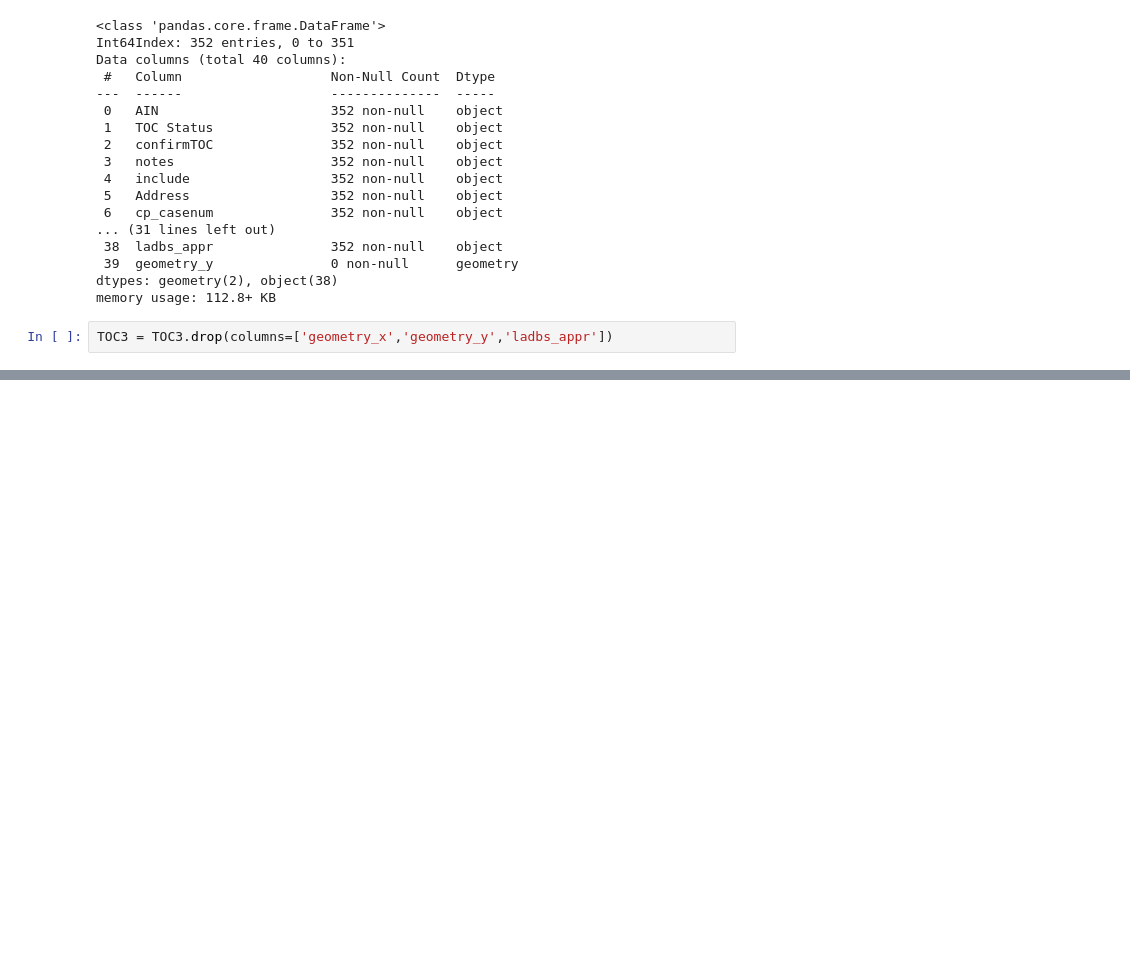
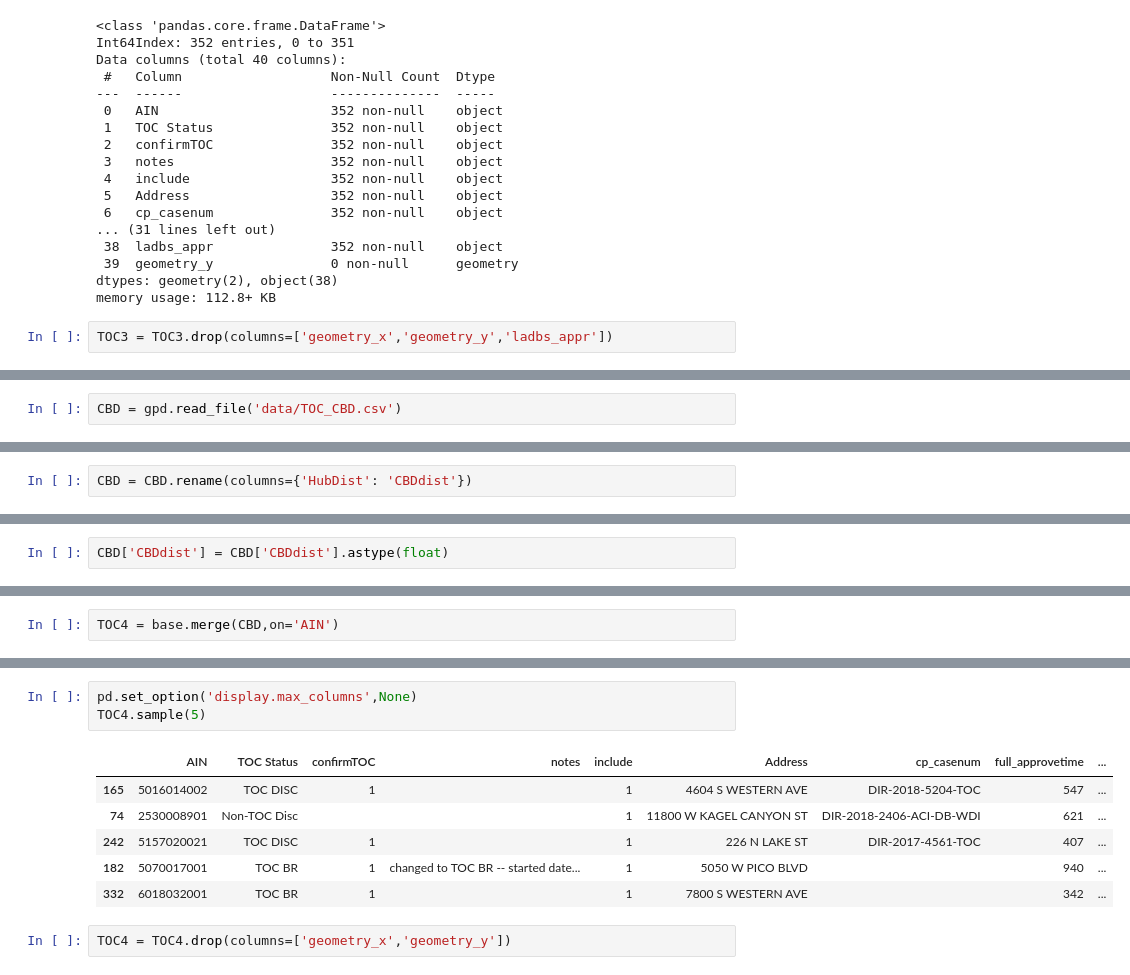
Before and after one commit to mnolangray/up206a-nolan, a Jupyter notebook: TOC_11_2021/TOC More Join.ipynb, the cells around one changed output, grey strips where cells are left out. Cells and saved outputs as stored; diff of their text form; blank space fills up the shorter version.

```diff
--- a/TOC_11_2021/TOC More Join.ipynb
+++ b/TOC_11_2021/TOC More Join.ipynb
@@ -113,0 +136,2 @@ TOC3.to_csv(r'output/TOC_11_9_2021.csv')
+# %%
+CBD = gpd.read_file('data/TOC_CBD.csv')
@@ -113,0 +160,2 @@ TOC3.to_csv(r'output/TOC_11_9_2021.csv')
+# %%
+CBD = CBD.rename(columns={'HubDist': 'CBDdist'})
@@ -113,0 +175,2 @@ TOC3.to_csv(r'output/TOC_11_9_2021.csv')
+# %%
+CBD['CBDdist'] = CBD['CBDdist'].astype(float)
@@ -113,0 +190,2 @@ TOC3.to_csv(r'output/TOC_11_9_2021.csv')
+# %%
+TOC4 = base.merge(CBD,on='AIN')
@@ -113,0 +212,12 @@ TOC3.to_csv(r'output/TOC_11_9_2021.csv')
+# %%
+pd.set_option('display.max_columns',None)
+TOC4.sample(5)
+# %% [output]
+|  | AIN | TOC Status | confirmTOC | notes | include | Address | cp_casenum | full_approvetime | ... |
+| 165 | 5016014002 | TOC DISC | 1 |  | 1 | 4604 S WESTERN AVE | DIR-2018-5204-TOC | 547 | ... |
+| 74 | 2530008901 | Non-TOC Disc |  |  | 1 | 11800 W KAGEL CANYON ST | DIR-2018-2406-ACI-DB-WDI | 621 | ... |
+| 242 | 5157020021 | TOC DISC | 1 |  | 1 | 226 N LAKE ST | DIR-2017-4561-TOC | 407 | ... |
+| 182 | 5070017001 | TOC BR | 1 | changed to TOC BR -- started date... | 1 | 5050 W PICO BLVD |  | 940 | ... |
+| 332 | 6018032001 | TOC BR | 1 |  | 1 | 7800 S WESTERN AVE |  | 342 | ... |
+# %%
+TOC4 = TOC4.drop(columns=['geometry_x','geometry_y'])
```
Also changed, not shown: parts of 11 cells of this notebook, 2 other files.
